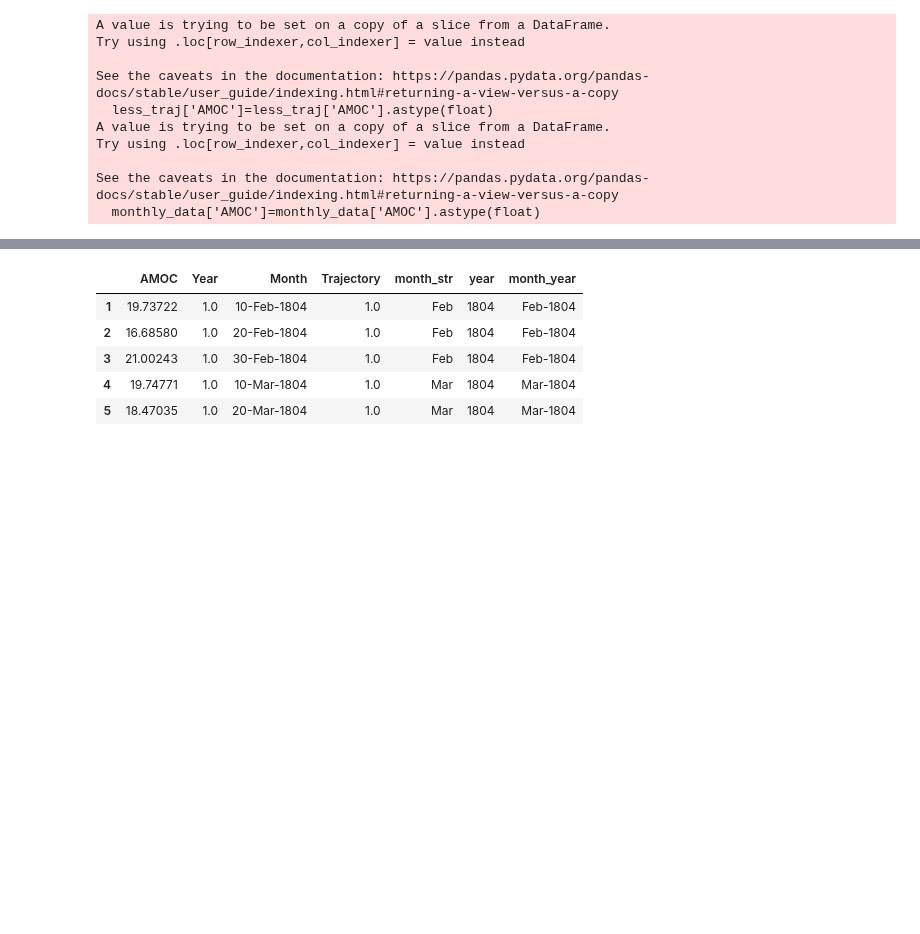
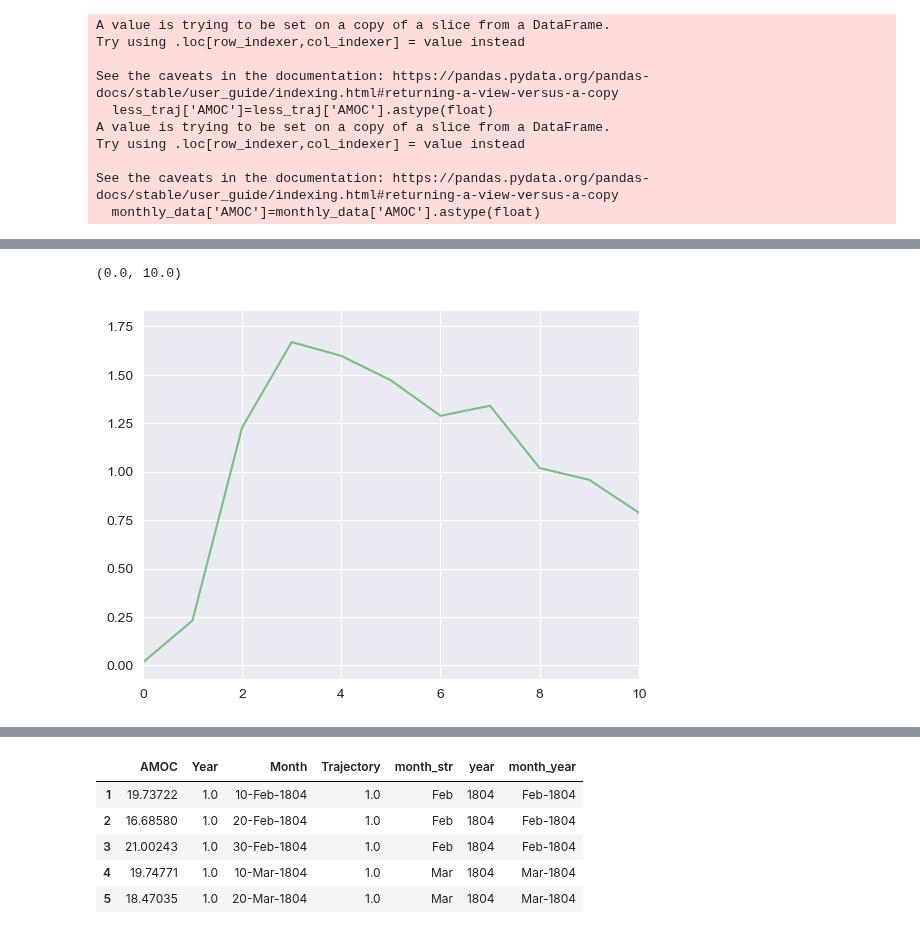
Before and after one commit to amethystaurora-robo/plasim_rare_events, a Jupyter notebook: traj_analysis.ipynb, the cells around one changed output, grey strips where cells are left out. Saved outputs shown, nothing was run; the diff lists cells and outputs as text; code cells hidden in the pictures; blank space fills up the shorter version.

```diff
--- a/traj_analysis.ipynb
+++ b/traj_analysis.ipynb
@@ -216,0 +231,10 @@ See the caveats in the documentation: https://pandas.pydata.org/pandas-docs/stab
+# %%
+amoc_list = traj_one['AMOC'].tolist()
+print(amoc_list)
+print(len(amoc_list))
+amoc_ensemble = np.zeros((99,252))
+for idx in range(1,100):
+    traj = monthly_data.loc[monthly_data['Trajectory']==idx]
+    amoc = traj['AMOC'].tolist()
+    print(len(amoc))
+    amoc_ensemble[idx-1,:] = traj['AMOC'].tolist()
@@ -217,3 +259,9 @@ See the caveats in the documentation: https://pandas.pydata.org/pandas-docs/stab
+# %%
+plt.plot(np.std(amoc_ensemble,0))
+plt.xlim(0,10)
+# %% [output]
+(0.0, 10.0)
+[figure, added]
 # %%
 plt.figure(figsize=(18,6))
 
```
Also changed, not shown: parts of 5 cells of this notebook, 1 other file.
